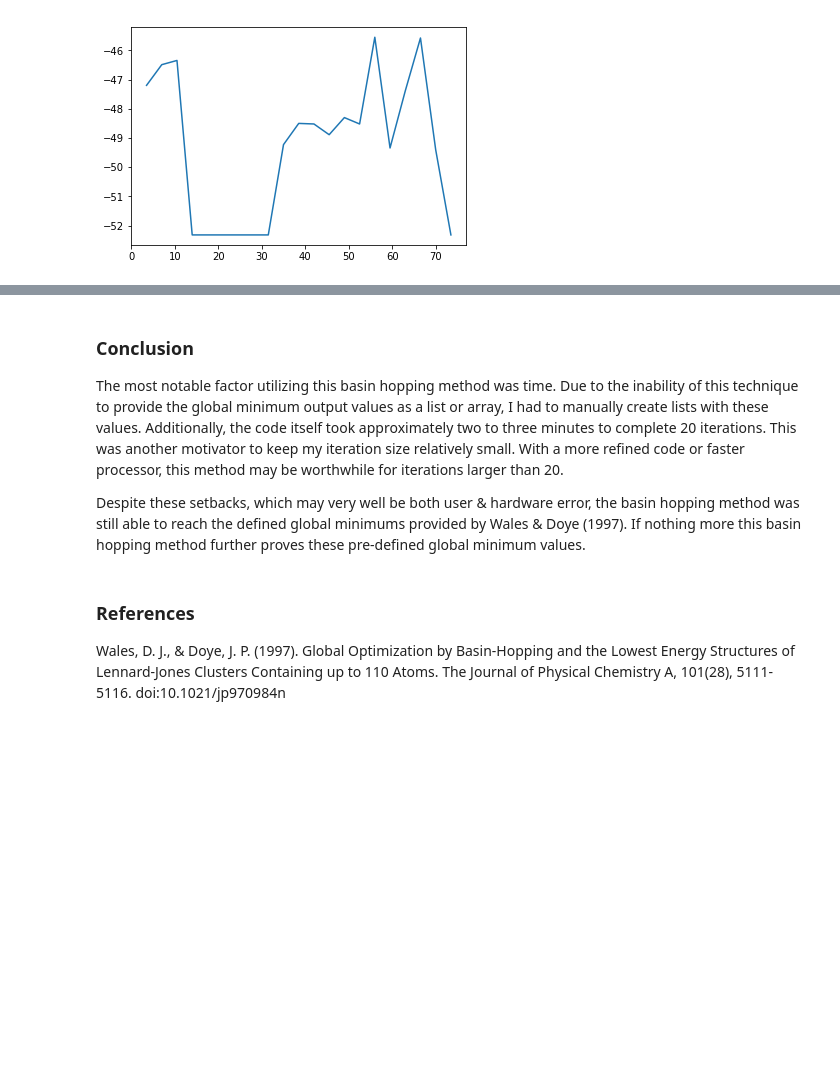
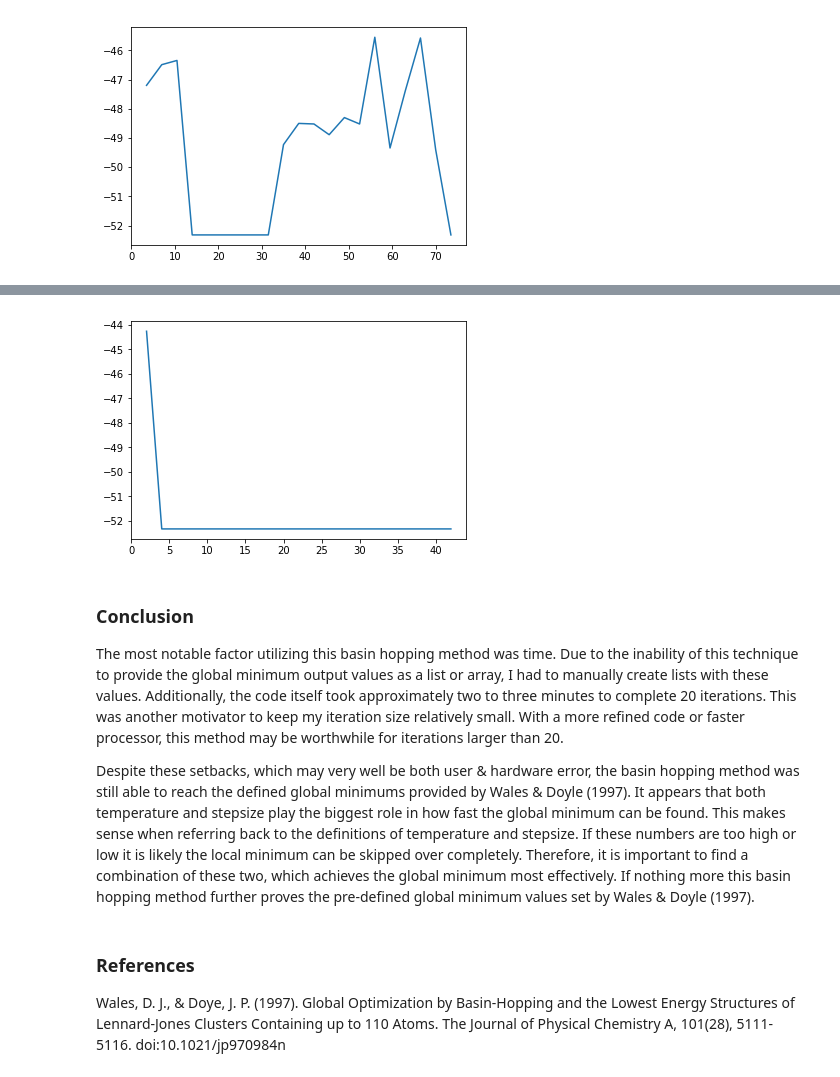
Before and after one commit to JimmySalazar/2017-cmp, a Jupyter notebook: Project.ipynb, the cells around one changed output, grey strips where cells are left out. Saved outputs shown, nothing was run; the diff lists cells and outputs as text; code cells hidden in the pictures; blank space fills up the shorter version.

```diff
--- a/Project.ipynb
+++ b/Project.ipynb
@@ -226,9 +318,20 @@ plt.show()
+# %%
+import matplotlib.pyplot as plt
+
+energy3b = [-44.2624, -52.3226, -52.3226, -52.3226, -52.3226, -52.3226, -52.3226, -52.3226, -52.3226, -52.3226, -52.3226, -52.3226,
+          -52.3226, -52.3226, -52.3226, -52.3226, -52.3226, -52.3226, -52.3226, -52.3226, -52.3226]
+step3b = [2, 4, 6, 8, 10, 12, 14, 16, 18, 20, 22, 24, 26, 28, 30, 32, 34, 36, 38, 40, 42]
+
+plt.plot(step3b, energy3b)
+plt.show()
+# %% [output]
+[figure, added]
 # %% [markdown]
 ### Conclusion
 
 The most notable factor utilizing this basin hopping method was time. Due to the inability of this technique to provide the global minimum output values as a list or array, I had to manually create lists with these values. Additionally, the code itself took approximately two to three minutes to complete 20 iterations. This was another motivator to keep my iteration size relatively small. With a more refined code or faster processor, this method may be worthwhile for iterations larger than 20.
 
-Despite these setbacks, which may very well be both user & hardware error, the basin hopping method was still able to reach the defined global minimums provided by Wales & Doye (1997). If nothing more this basin hopping method further proves these pre-defined global minimum values.
+Despite these setbacks, which may very well be both user & hardware error, the basin hopping method was still able to reach the defined global minimums provided by Wales & Doyle (1997). It appears that both temperature and stepsize play the biggest role in how fast the global minimum can be found. This makes sense when referring back to the definitions of temperature and stepsize. If these numbers are too high or low it is likely the local minimum can be skipped over completely. Therefore, it is important to find a combination of these two, which achieves the global minimum most effectively. If nothing more this basin hopping method further proves the pre-defined global minimum values set by Wales & Doyle (1997).
 # %% [markdown]
 ### References
 
```
Also changed, not shown: parts of 8 cells of this notebook.
